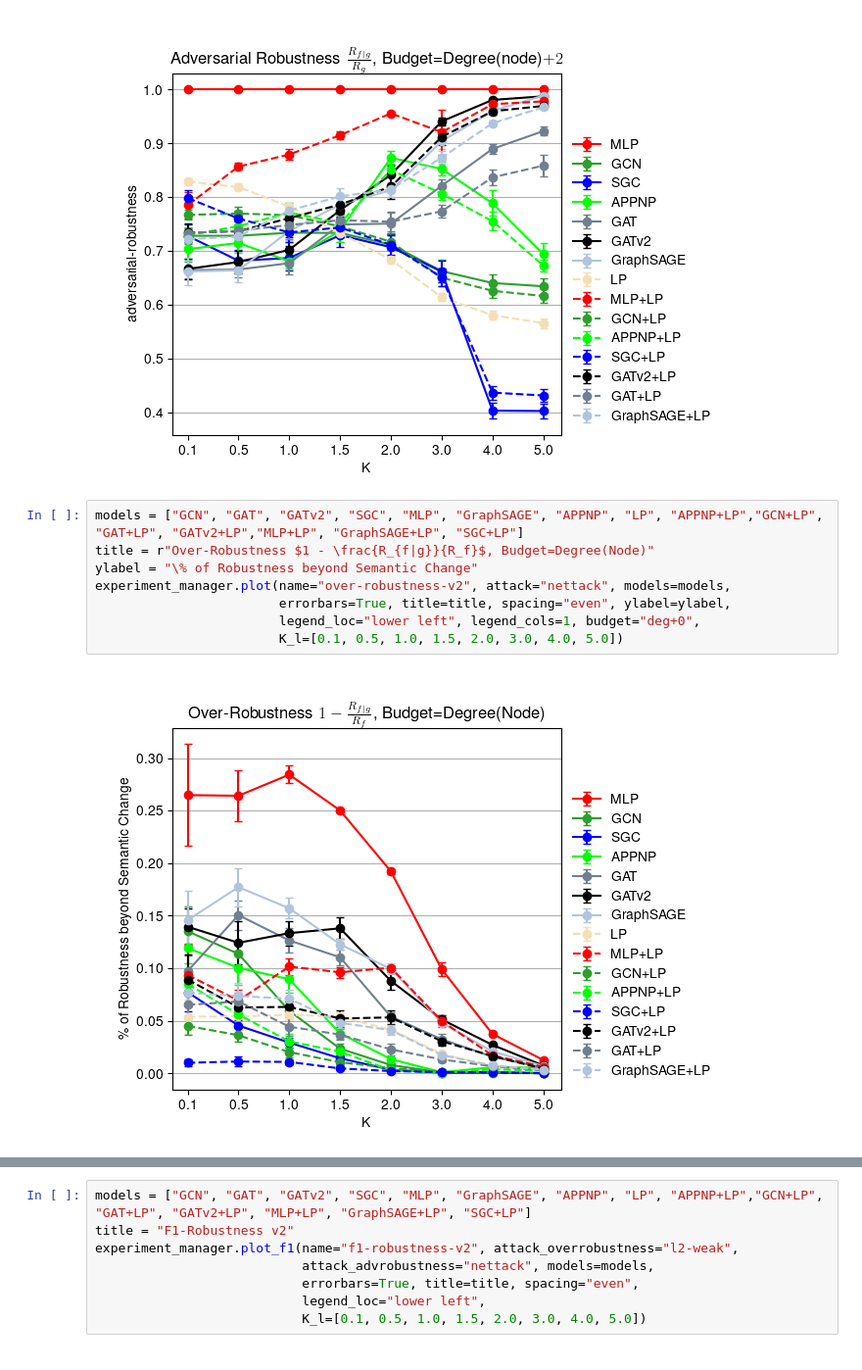
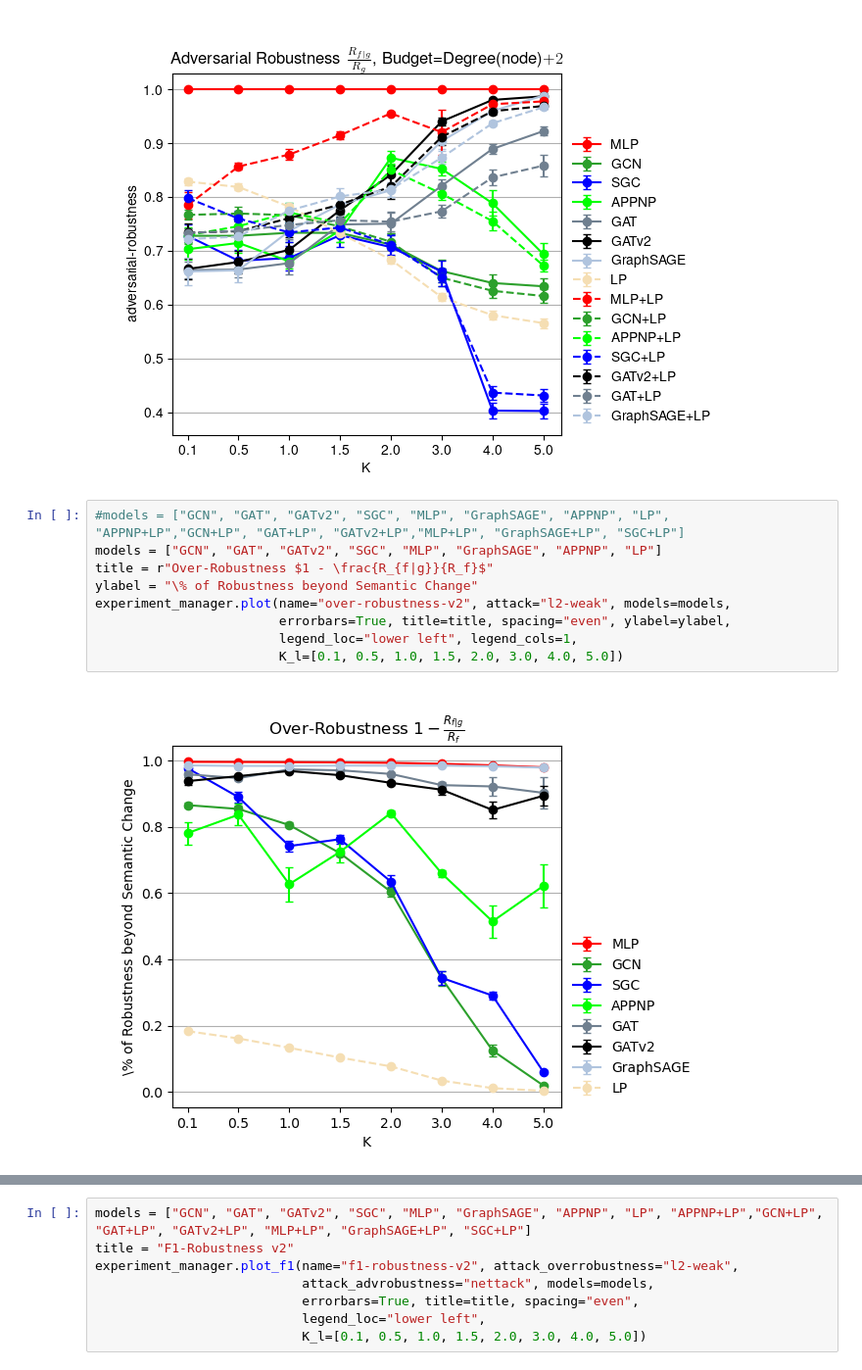
Before and after one commit to saper0/revisiting_robustness, a Jupyter notebook: notebooks/robustness/over_robustness_v3.ipynb, the cells around one changed output, grey strips where cells are left out. Shown at 98% size. Saved outputs shown, nothing was run; the diff lists cells and outputs as text.

```diff
--- a/notebooks/robustness/over_robustness_v3.ipynb
+++ b/notebooks/robustness/over_robustness_v3.ipynb
@@ -208,14 +329,15 @@ experiment_manager.plot(name="adversarial-robustness", attack="l2", models=model
 # %% [output]
 [figure]
 # %%
-models = ["GCN", "GAT", "GATv2", "SGC", "MLP", "GraphSAGE", "APPNP", "LP", "APPNP+LP","GCN+LP", "GAT+LP", "GATv2+LP","MLP+LP", "GraphSAGE+LP", "SGC+LP"]
-title = r"Over-Robustness $1 - \frac{R_{f|g}}{R_f}$, Budget=Degree(Node)"
+#models = ["GCN", "GAT", "GATv2", "SGC", "MLP", "GraphSAGE", "APPNP", "LP", "APPNP+LP","GCN+LP", "GAT+LP", "GATv2+LP","MLP+LP", "GraphSAGE+LP", "SGC+LP"]
+models = ["GCN", "GAT", "GATv2", "SGC", "MLP", "GraphSAGE", "APPNP", "LP"]
+title = r"Over-Robustness $1 - \frac{R_{f|g}}{R_f}$"
 ylabel = "\% of Robustness beyond Semantic Change"
-experiment_manager.plot(name="over-robustness-v2", attack="nettack", models=models,
+experiment_manager.plot(name="over-robustness-v2", attack="l2-weak", models=models,
                         errorbars=True, title=title, spacing="even", ylabel=ylabel,
-                        legend_loc="lower left", legend_cols=1, budget="deg+0",
+                        legend_loc="lower left", legend_cols=1,
                         K_l=[0.1, 0.5, 1.0, 1.5, 2.0, 3.0, 4.0, 5.0])
 # %% [output]
-[figure, old version]
+[figure, new version]
 # %%
 models = ["GCN", "GAT", "GATv2", "SGC", "APPNP", "GraphSAGE", "MLP", "LP", "APPNP+LP","GCN+LP", "GAT+LP", "GraphSAGE+LP", "MLP+LP", "SGC+LP"]
```
Also changed, not shown: parts of 15 cells of this notebook, 6 other files.
